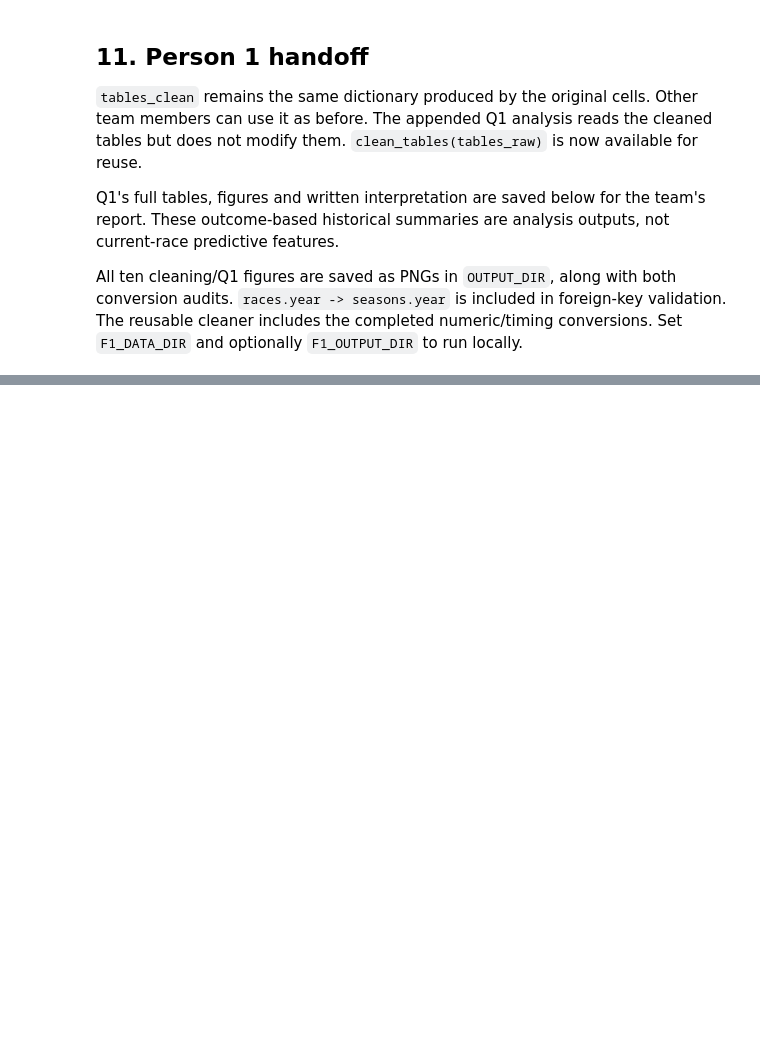
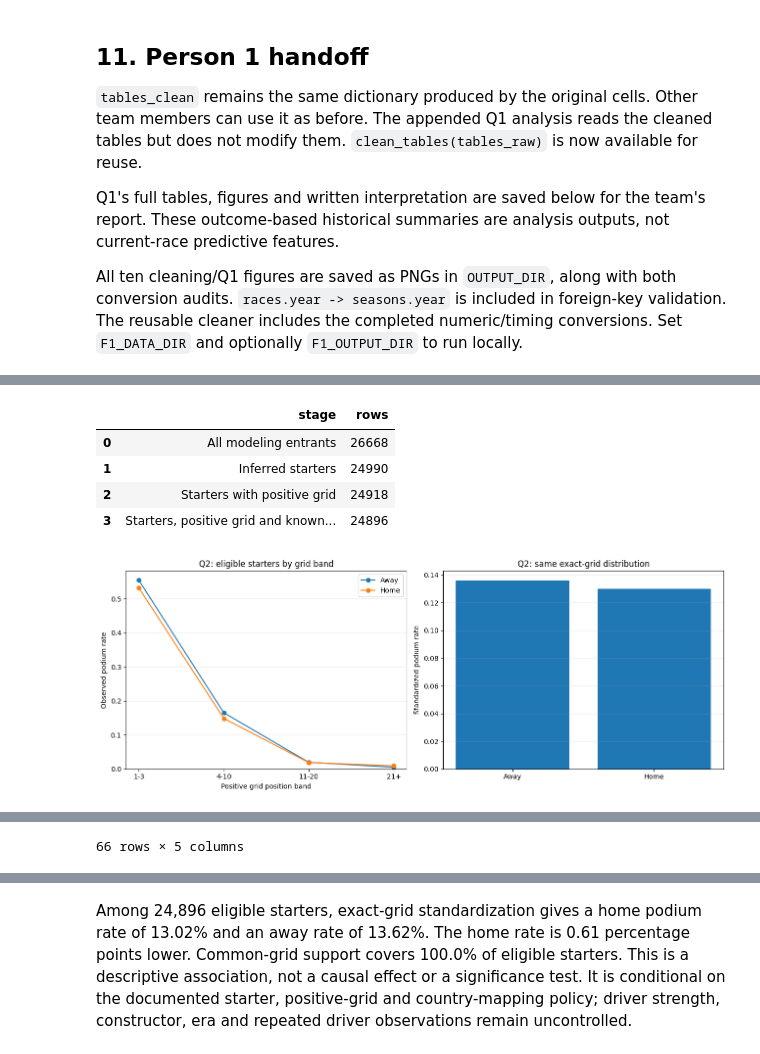
Before and after one commit to rawanelsragy/F1-Podium-Prediction, a Jupyter notebook: notebooks/part1completed.ipynb, the cells around one changed output, grey strips where cells are left out. Drawn from its saved outputs; the diff is of its cells as text; code cells hidden in the pictures; blank space fills up the shorter version.

```diff
--- a/notebooks/part1completed.ipynb
+++ b/notebooks/part1completed.ipynb
@@ -1219,0 +1611,78 @@ Person 1 additions complete. Existing tables_clean preserved.
+# %%
+q2_population_audit = pd.DataFrame([
+    {"stage": "All modeling entrants", "rows": len(modeling_table)},
+    {"stage": "Inferred starters", "rows": int(modeling_table["start_class"].eq("started").sum())},
+    {"stage": "Starters with positive grid", "rows": int((modeling_table["start_class"].eq("started") & modeling_table["grid_position"].gt(0)).sum())},
+    {"stage": "Starters, positive grid and known home status", "rows": int((modeling_table["start_class"].eq("started") & modeling_table["grid_position"].gt(0) & modeling_table["is_home_race"].notna()).sum())},
+])
+display(q2_population_audit)
+q2 = modeling_table.loc[modeling_table["start_class"].eq("started") & modeling_table["grid_position"].gt(0),
+                        ["grid_position", "is_home_race", "podium"]].dropna().copy()
+q2 = q2.loc[q2["is_home_race"].isin([0, 1])]
+if q2.empty:
+    raise ValueError("No eligible starters for Q2")
+exact = q2.groupby(["grid_position", "is_home_race"], observed=True).agg(
+    starts=("podium", "size"), podiums=("podium", "sum"), rate=("podium", "mean")).reset_index()
+rate_wide = exact.pivot(index="grid_position", columns="is_home_race", values="rate")
+starts_wide = exact.pivot(index="grid_position", columns="is_home_race", values="starts")
+common_grids = rate_wide.dropna(subset=[0, 1]).index
+if len(common_grids) == 0:
+    raise ValueError("No common exact-grid support")
+rate_wide, starts_wide = rate_wide.loc[common_grids], starts_wide.loc[common_grids]
+weights = starts_wide.sum(axis=1) / starts_wide.to_numpy().sum()
+assert np.isclose(weights.sum(), 1)
+q2_summary = {
+    "known_home_status_starts": len(q2),
+    "common_grid_support_starts": int(starts_wide.to_numpy().sum()),
+    "common_grid_support_fraction": float(starts_wide.to_numpy().sum() / len(q2)),
+    "grid_adjusted_away_podium_rate": float((weights * rate_wide[0]).sum()),
+    "grid_adjusted_home_podium_rate": float((weights * rate_wide[1]).sum()),
+}
+q2_summary["grid_adjusted_rate_difference"] = q2_summary["grid_adjusted_home_podium_rate"] - q2_summary["grid_adjusted_away_podium_rate"]
+q2["grid_band"] = pd.cut(q2["grid_position"], [0, 3, 10, 20, np.inf], labels=["1-3", "4-10", "11-20", "21+"])
+q2_grid_bands = q2.groupby(["grid_band", "is_home_race"], observed=True).agg(
+    starts=("podium", "size"), podiums=("podium", "sum"), podium_rate=("podium", "mean")).reset_index()
+fig, axes = plt.subplots(1, 2, figsize=(13, 5))
+for flag, label in [(0, "Away"), (1, "Home")]:
+    group = q2_grid_bands.loc[q2_grid_bands["is_home_race"].eq(flag)]
+    axes[0].plot(group["grid_band"].astype(str), group["podium_rate"], marker="o", label=label)
+axes[0].set(xlabel="Positive grid position band", ylabel="Observed podium rate", title="Q2: eligible starters by grid band")
+axes[0].legend()
+axes[1].bar(["Away", "Home"], [q2_summary["grid_adjusted_away_podium_rate"], q2_summary["grid_adjusted_home_podium_rate"]])
+axes[1].set(ylabel="Standardized podium rate", title="Q2: same exact-grid distribution")
+for ax in axes:
+    ax.set_ylim(bottom=0)
+    ax.grid(axis="y", alpha=.25)
+fig.tight_layout()
+fig.savefig(OUTPUT_DIR / "q2_home_podium_by_grid.png", dpi=160, bbox_inches="tight")
+plt.show()
+display(pd.DataFrame([q2_summary]))
+display(exact)
+display(q2_grid_bands)
+difference = 100 * q2_summary["grid_adjusted_rate_difference"]
+direction = "higher" if difference > 0 else "lower" if difference < 0 else "the same"
+q2_interpretation = (
+    f"Among {len(q2):,} eligible starters, exact-grid standardization gives a home podium rate of "
+    f"{q2_summary['grid_adjusted_home_podium_rate']:.2%} and an away rate of "
+    f"{q2_summary['grid_adjusted_away_podium_rate']:.2%}. The home rate is {abs(difference):.2f} percentage points "
+    f"{direction}. Common-grid support covers {q2_summary['common_grid_support_fraction']:.1%} of eligible starters. "
+    "This is a descriptive association, not a causal effect or a significance test. "
+    "It is conditional on the documented starter, positive-grid and country-mapping policy; "
+    "driver strength, constructor, era and repeated driver observations remain uncontrolled.")
+display(Markdown(q2_interpretation))
+pd.DataFrame([q2_summary]).to_csv(OUTPUT_DIR / "q2_summary.csv", index=False)
+q2_population_audit.to_csv(OUTPUT_DIR / "q2_population_audit.csv", index=False)
+exact.to_csv(OUTPUT_DIR / "q2_exact_grid_rates.csv", index=False)
+weights.rename("pooled_weight").to_csv(OUTPUT_DIR / "q2_exact_grid_weights.csv")
+q2_grid_bands.to_csv(OUTPUT_DIR / "q2_grid_band_rates.csv", index=False)
+modeling_table.to_csv(OUTPUT_DIR / "modeling_table.csv", index=False)
+(OUTPUT_DIR / "q2_interpretation.md").write_text(q2_interpretation, encoding="utf-8")
+(OUTPUT_DIR / "allowed_features.json").write_text(json.dumps(ALLOWED_FEATURES, indent=2), encoding="utf-8")
+print("Saved Person 2 deliverables:", OUTPUT_DIR)
+# %% [output]
+|  | stage | rows |
+| 0 | All modeling entrants | 26668 |
+| 1 | Inferred starters | 24990 |
+| 2 | Starters with positive grid | 24918 |
+| 3 | Starters, positive grid and known... | 24896 |
+[figure, added]
@@ -1219,0 +1703 @@ Person 1 additions complete. Existing tables_clean preserved.
+66 rows × 5 columns
@@ -1219,0 +1713 @@ Person 1 additions complete. Existing tables_clean preserved.
+Among 24,896 eligible starters, exact-grid standardization gives a home podium rate of 13.02% and an away rate of 13.62%. The home rate is 0.61 percentage points lower. Common-grid support covers 100.0% of eligible starters. This is a descriptive association, not a causal effect or a significance test. It is conditional on the documented starter, positive-grid and country-mapping policy; driver strength, constructor, era and repeated driver observations remain uncontrolled.
```
Also changed, not shown: parts of 31 cells of this notebook.
